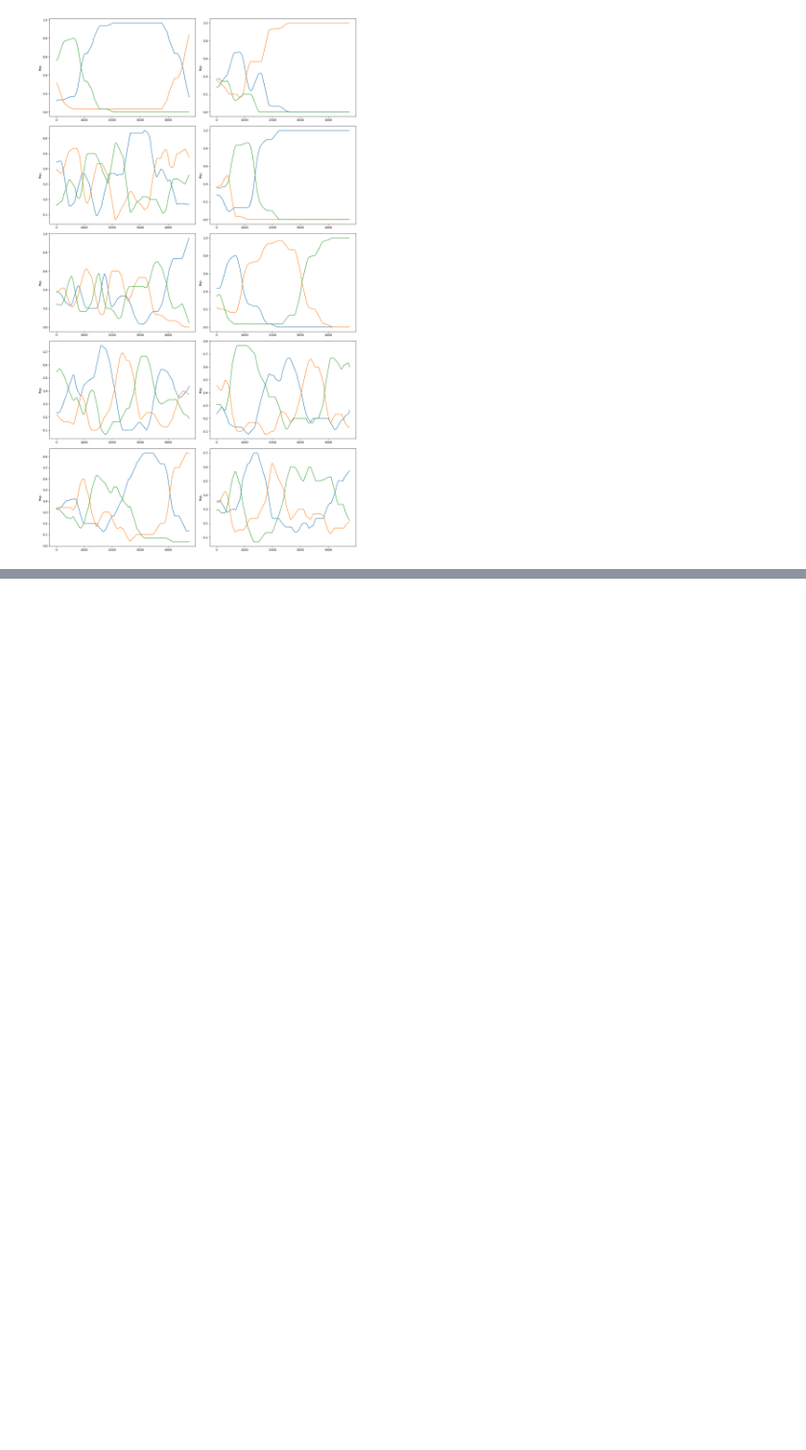
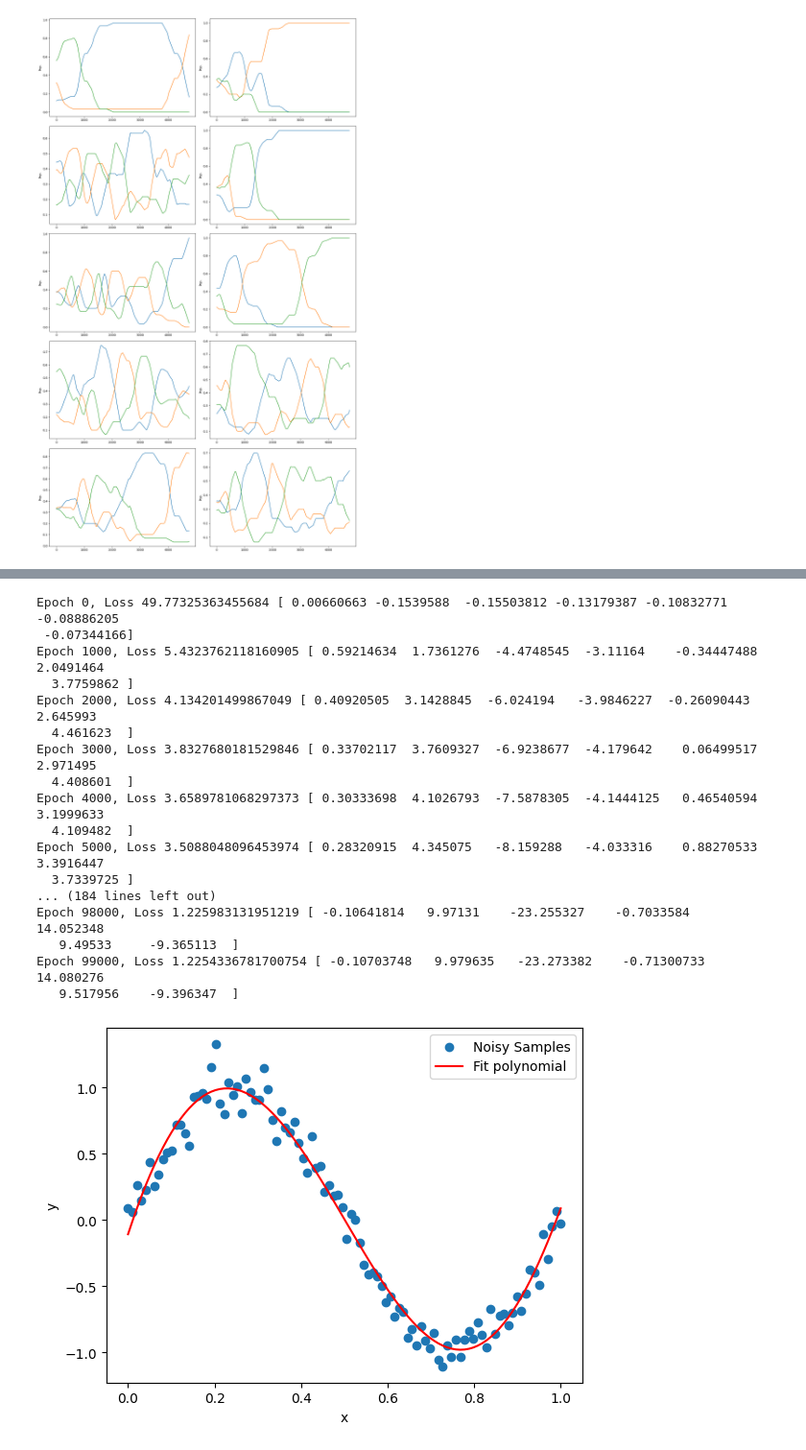
Before and after one commit to natrask/ENM1050, a Jupyter notebook: Pytorch_Model_Fitting_Tutorial.ipynb, the cells around one changed output, grey strips where cells are left out. Shown at 96% size. Drawn from its saved outputs; the diff is of its cells as text; code cells hidden in the pictures; blank space fills up the shorter version.

```diff
--- a/Pytorch_Model_Fitting_Tutorial.ipynb
+++ b/Pytorch_Model_Fitting_Tutorial.ipynb
@@ -116,0 +284,69 @@ for epoch in range(num_epochs):
+# %%
+import numpy as np
+import matplotlib.pyplot as plt
+import torch
+import torch.nn as nn
+import torch.optim as optim
+
+# Define the model (in our case, its y = A*x + b)
+class PolynomialLayer(nn.Module):
+    def __init__(self):
+        super(PolynomialLayer, self).__init__()
+        # Random guess for parameters A and B
+        self.Porder = 6
+        self.coeffs = nn.parameter.Parameter(torch.zeros(self.Porder+1, requires_grad=True))
+
+
+    def forward(self, x):
+        basis = torch.stack([x**i for i in range(self.Porder+1)], dim=1)
+        return torch.matmul(basis, self.coeffs)
+        # return self.coeffs[0] + self.coeffs[1] * x + self.coeffs[2] * x**2 + self.coeffs[3] * x**3
+
+
+# Generate noisy samples of a sine function on the unit interval [0, 1]
+x_samples = torch.linspace(0, 1, steps=100)
+y_samples = torch.sin(2 * np.pi * x_samples) + np.random.normal(0, 0.1, x_samples.size())
+# y_samples = 3.0*x_samples + np.random.normal(0, 0.1, x_samples.size())
+
+# Create the model and optimizer
+model = PolynomialLayer()
+optimizer = optim.SGD(model.parameters(), lr=0.005)
+
+num_epochs = 100000
+for epoch in range(num_epochs):
+    optimizer.zero_grad()
+    outputs = model(x_samples)
+    loss = torch.sum((outputs - y_samples) ** 2)
+    loss.backward()
+    optimizer.step()
+
+    if epoch % 1000 == 0:
+        print('Epoch {}, Loss {}'.format(epoch, loss.item()),model.coeffs.detach().numpy())
+
+
+# # Plot the noisy samples
+plt.scatter(x_samples.numpy(), y_samples, label='Noisy Samples')
+plt.plot(x_samples.numpy(), model(x_samples).detach().numpy(), label='Fit polynomial', color='red')
+plt.xlabel('x')
+plt.ylabel('y')
+plt.legend()
+plt.show()
+# %% [output]
+Epoch 0, Loss 49.77325363455684 [ 0.00660663 -0.1539588  -0.15503812 -0.13179387 -0.10832771 -0.08886205
+ -0.07344166]
+Epoch 1000, Loss 5.4323762118160905 [ 0.59214634  1.7361276  -4.4748545  -3.11164    -0.34447488  2.0491464
+  3.7759862 ]
+Epoch 2000, Loss 4.134201499867049 [ 0.40920505  3.1428845  -6.024194   -3.9846227  -0.26090443  2.645993
+  4.461623  ]
+Epoch 3000, Loss 3.8327680181529846 [ 0.33702117  3.7609327  -6.9238677  -4.179642    0.06499517  2.971495
+  4.408601  ]
+Epoch 4000, Loss 3.6589781068297373 [ 0.30333698  4.1026793  -7.5878305  -4.1444125   0.46540594  3.1999633
+  4.109482  ]
+Epoch 5000, Loss 3.5088048096453974 [ 0.28320915  4.345075   -8.159288   -4.033316    0.88270533  3.3916447
+  3.7339725 ]
+... (184 lines left out)
+Epoch 98000, Loss 1.225983131951219 [ -0.10641814   9.97131    -23.255327    -0.7033584   14.052348
+   9.49533     -9.365113  ]
+Epoch 99000, Loss 1.2254336781700754 [ -0.10703748   9.979635   -23.273382    -0.71300733  14.080276
+   9.517956    -9.396347  ]
+[figure, added]
```
Also changed, not shown: parts of 9 cells of this notebook.
